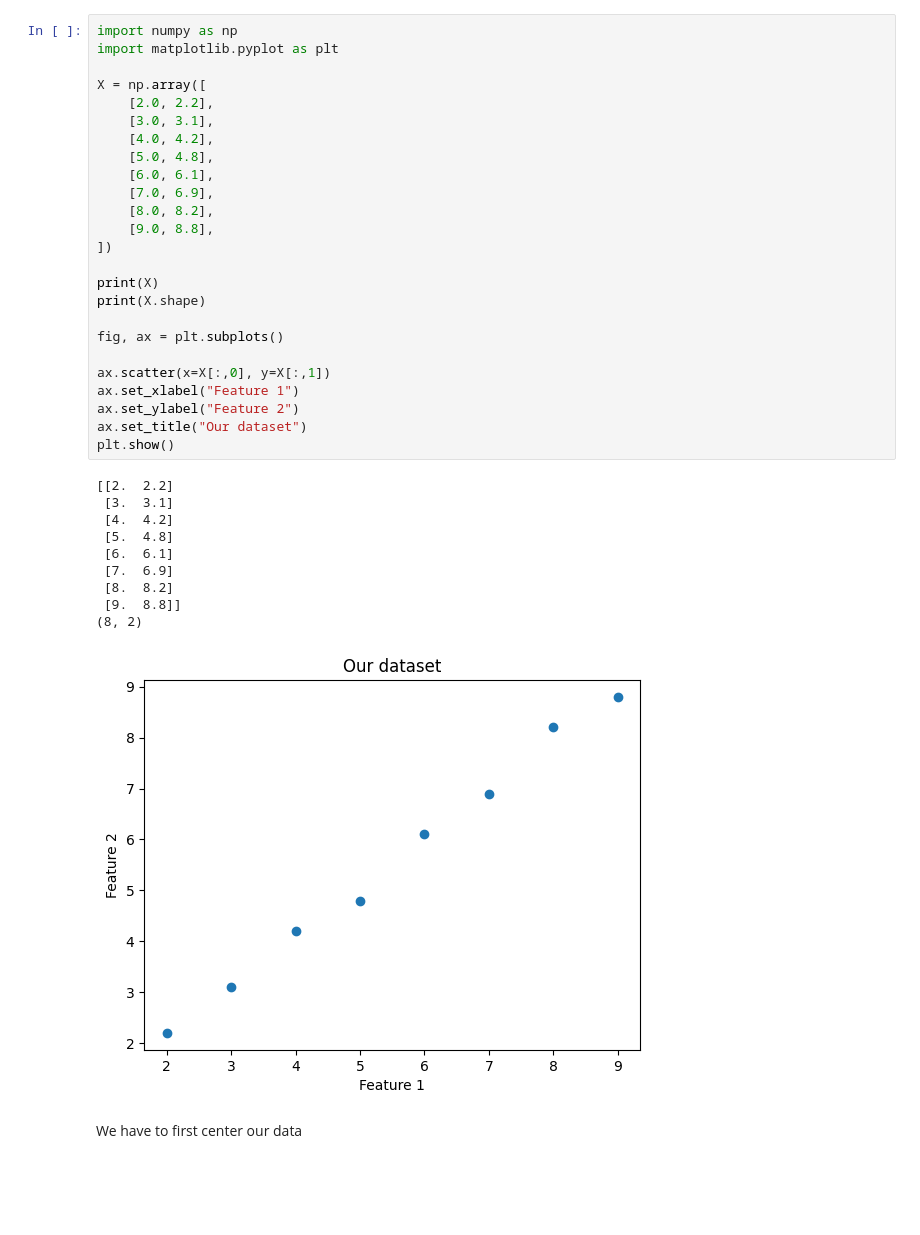
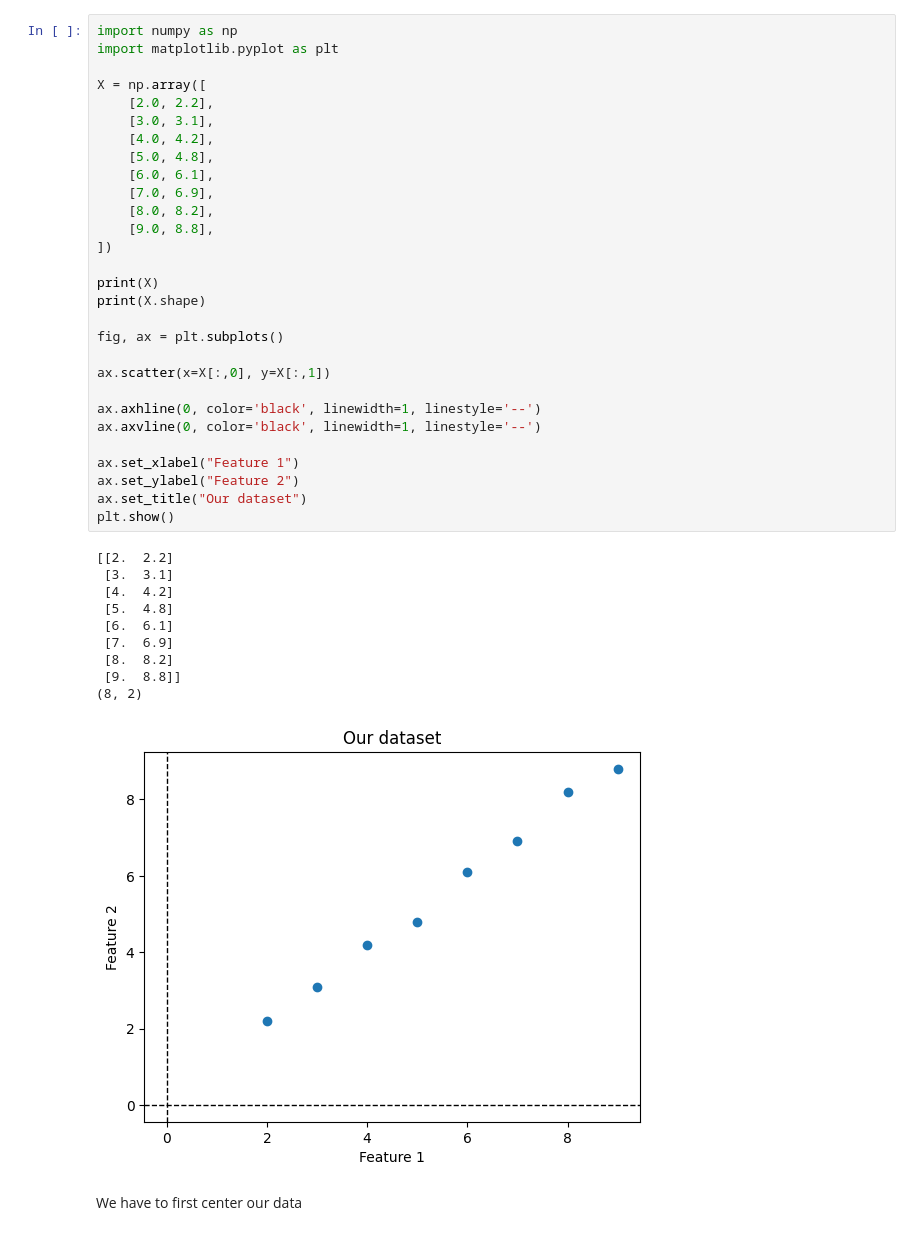
Before and after one commit to green001-fullstack/PCA-machine-learning, a Jupyter notebook: notebook/pca.ipynb, the cells around one changed output. Saved outputs shown, nothing was run; the diff lists cells and outputs as text; blank space fills up the shorter version.

```diff
--- a/notebook/pca.ipynb
+++ b/notebook/pca.ipynb
@@ -6,34 +6,38 @@ X = np.array([
     [2.0, 2.2],
     [3.0, 3.1],
     [4.0, 4.2],
     [5.0, 4.8],
     [6.0, 6.1],
     [7.0, 6.9],
     [8.0, 8.2],
     [9.0, 8.8],
 ])
 
 print(X)
 print(X.shape)
 
 fig, ax = plt.subplots()
 
 ax.scatter(x=X[:,0], y=X[:,1])
+
+ax.axhline(0, color='black', linewidth=1, linestyle='--')
+ax.axvline(0, color='black', linewidth=1, linestyle='--')
+
 ax.set_xlabel("Feature 1")
 ax.set_ylabel("Feature 2")
 ax.set_title("Our dataset")
 plt.show()
 # %% [output]
 [[2.  2.2]
  [3.  3.1]
  [4.  4.2]
  [5.  4.8]
  [6.  6.1]
  [7.  6.9]
  [8.  8.2]
  [9.  8.8]]
 (8, 2)
-[figure, old version]
+[figure, new version]
 # %% [markdown]
 We have to first center our data
 # %%
```
Also changed, not shown: parts of 9 cells of this notebook.
